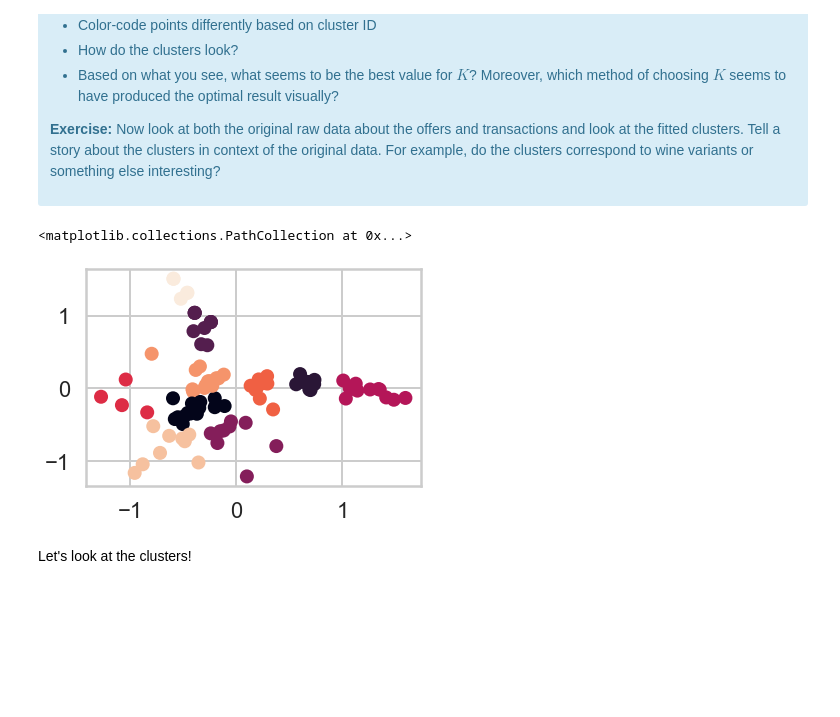
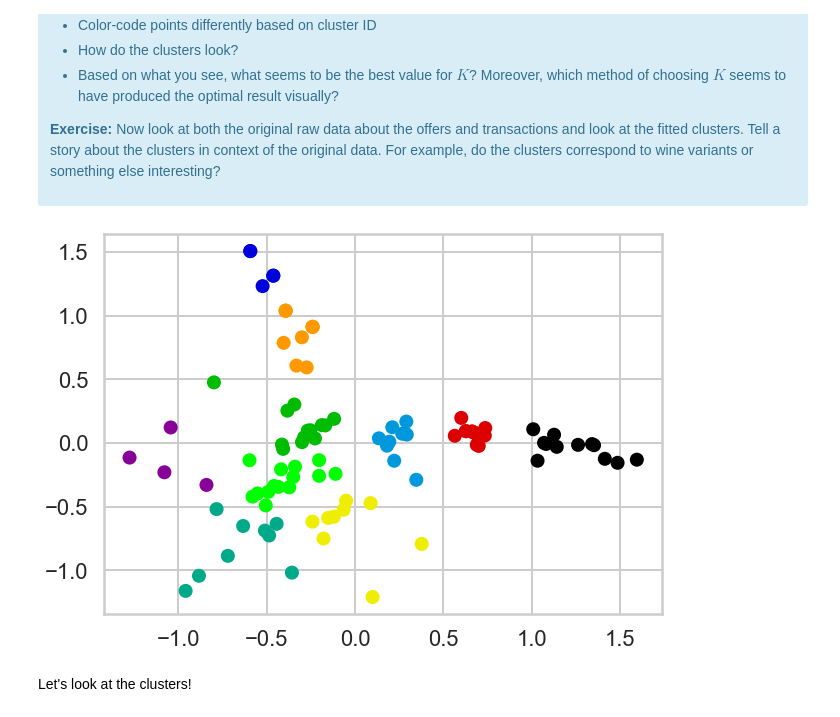
Before and after one commit to yoyo6022/Springboard-hands-on-project, a Jupyter notebook: Student Files_Clustering Case Study_Customer Segmentation /Clustering Case Study - Customer Segmentation with K-Means - Tier 3.ipynb, the cells around one changed output. Cells and saved outputs as stored; diff of their text form; code cells hidden in the pictures; blank space fills up the shorter version.

```diff
--- a/Student Files_Clustering Case Study_Customer Segmentation /Clustering Case Study - Customer Segmentation with K-Means - Tier 3.ipynb
+++ b/Student Files_Clustering Case Study_Customer Segmentation /Clustering Case Study - Customer Segmentation with K-Means - Tier 3.ipynb
@@ -453,20 +453,22 @@ This is only one use of PCA for dimension reduction. We can also use PCA when we
 # %%
 import sklearn.decomposition
 import matplotlib.colors
 
 # Make a variable called model. We want n_clusters = 3 as parameter to sklearn.cluster.KMeans
 model = KMeans(n_clusters=10)
 pca1, pca2 = zip(*pca.fit_transform(X))
 # Call a fit_predict() on X
 cluster_assignments = model.fit_predict(pca.fit_transform(X))
-
+colors=cm.nipy_spectral(cluster_labels.astype(float) / 10)
 # Let's visualiaze with colors.ListedColormap
 #cmap = matplotlib.colors.ListedColormap(['red', 'green', 'blue'])
 pca1, pca2 = zip(*pca.fit_transform(X))
-plt.scatter(pca1, pca2, c=cluster_assignments.tolist())#, cmap=cmap)
+
+plt.figure(figsize=(10,7))
+plt.scatter(pca1, pca2, c=colors)
+plt.show()
 # %% [output]
-<matplotlib.collections.PathCollection at 0x...>
-[figure, old version]
+[figure, new version]
 # %% [markdown]
 Let's look at the clusters!
 # %%
```
